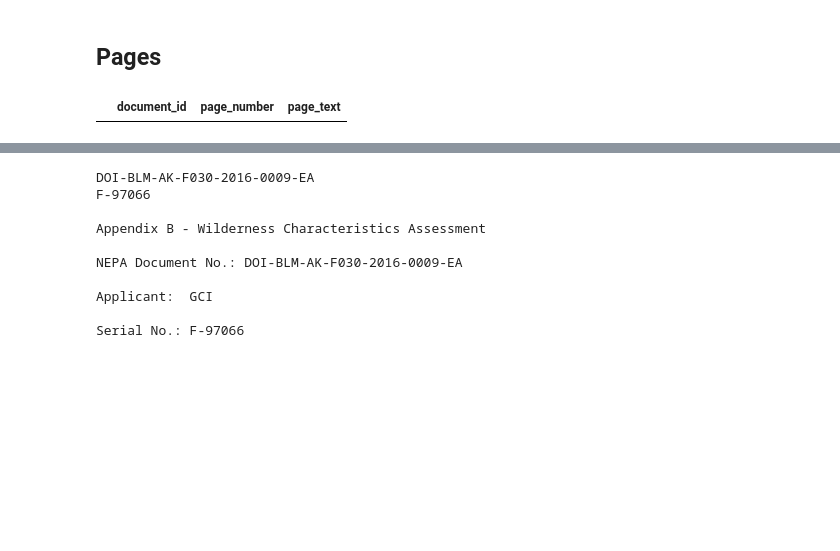
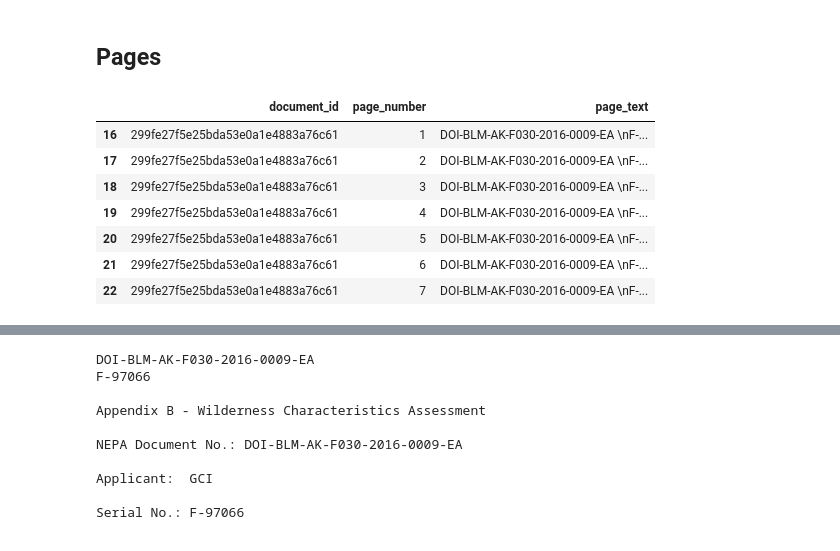
Before and after one commit to kaseyzapatka/nepa, a Jupyter notebook: code/ea_analysis.ipynb, the cells around one changed output, grey strips where cells are left out. Drawn from its saved outputs; the diff is of its cells as text; code cells hidden in the pictures; blank space fills up the shorter version.

```diff
--- a/code/ea_analysis.ipynb
+++ b/code/ea_analysis.ipynb
@@ -298,22 +291,33 @@ documents_filtered
 ## Pages
 # %%
 
-#target_id = "299fe27f5e25bda53e0a1e4883a76c61" # coldfoot DR
-#target_id = "299fe27f5e25bda53e0a1e4883a76c61" # coldfoot DR
-#target_id = "299fe27f5e25bda53e0a1e4883a76c61" # coldfoot DR
+target_id = "299fe27f5e25bda53e0a1e4883a76c61" # coldfoot DR
+#target_id = "2d9415b3c9309d9670f09501ca618ce3" # coldfoot EA
+#target_id = "ab609d98a24655188c809403825bf9e6" # coldfoot FONSI
+#target_id = "18ba4bebd27753266190e6a95b6890dc" # coldfoot ARF
 #target_id = "3f8157061aad8329a396eeb621e6359b" # Chevron FONSI
-target_id = "0245dad9b0b4fc0c8b19d2069077f4d6" # Chevron FONSI
+#target_id = "0245dad9b0b4fc0c8b19d2069077f4d6" # Chevron FONSI
+#target_id = "3f8157061aad8329a396eeb621e6359b" # DR Environmental Assessment: Chevron USA Inc. Three Lost Hills Well Abandonments
+#target_id = "cdbf9eb7fff4269ee20530227407585d" # EA Environmental Assessment: Chevron USA Inc. Three Lost Hills Well Abandonments
+#target_id = "c899de7a18d192f022700df8c50805cb" # FONSI Environmental Assessment: Chevron USA Inc. Three Lost Hills Well Abandonments
 
 # coldfoot       'value': '6e9fc6608e30977c74305d2a98628a13'
 # Lenhardt_Wells 'value': 'e1f95fc5d710fea657ab131cb5b63f9c'
 # Balboa Well    'value': 'a48fc2e9268e31474c3ef9a1a40d2d5d'
 
 pages_filtered = pages.loc[
     pages["document_id"] == target_id
 ]
 
 pages_filtered
 # %% [output]
 |  | document_id | page_number | page_text |
+| 16 | 299fe27f5e25bda53e0a1e4883a76c61 | 1 | DOI-BLM-AK-F030-2016-0009-EA \nF-... |
+| 17 | 299fe27f5e25bda53e0a1e4883a76c61 | 2 | DOI-BLM-AK-F030-2016-0009-EA \nF-... |
+| 18 | 299fe27f5e25bda53e0a1e4883a76c61 | 3 | DOI-BLM-AK-F030-2016-0009-EA \nF-... |
+| 19 | 299fe27f5e25bda53e0a1e4883a76c61 | 4 | DOI-BLM-AK-F030-2016-0009-EA \nF-... |
+| 20 | 299fe27f5e25bda53e0a1e4883a76c61 | 5 | DOI-BLM-AK-F030-2016-0009-EA \nF-... |
+| 21 | 299fe27f5e25bda53e0a1e4883a76c61 | 6 | DOI-BLM-AK-F030-2016-0009-EA \nF-... |
+| 22 | 299fe27f5e25bda53e0a1e4883a76c61 | 7 | DOI-BLM-AK-F030-2016-0009-EA \nF-... |
 # %%
 # Loop through first 15 rows
```
Also changed, not shown: parts of 2 cells of this notebook, 3 other files.
